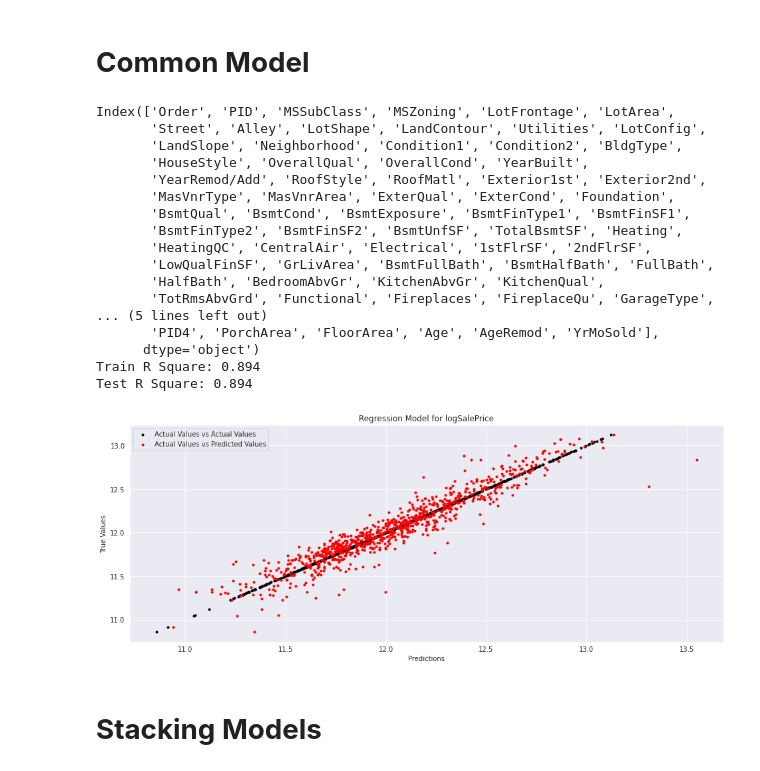
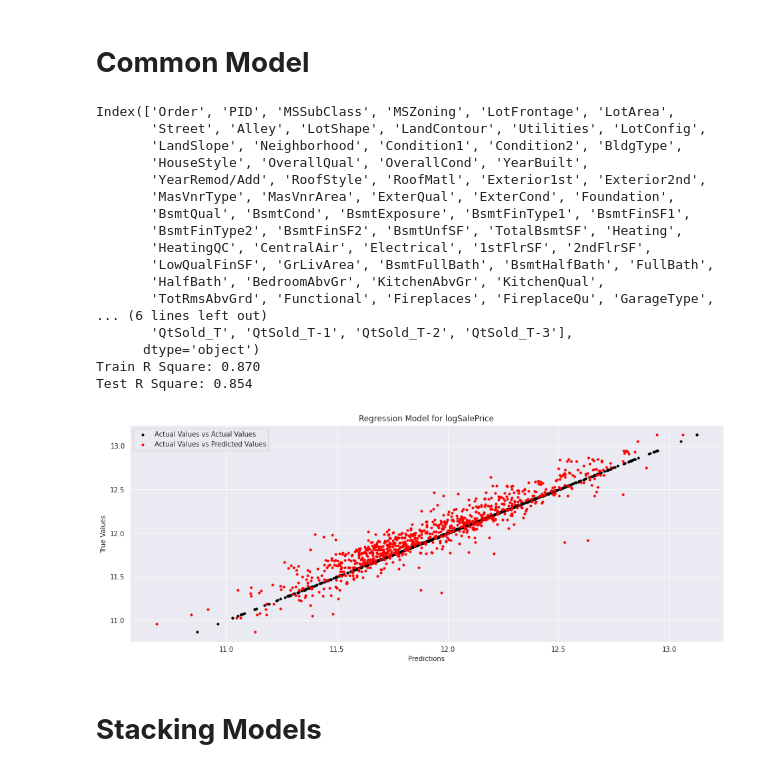
Before and after one commit to rawatpranjal/property-valuation, a Jupyter notebook: AmesHousing.ipynb, the cells around one changed output. Drawn from its saved outputs; the diff is of its cells as text; code cells hidden in the pictures.

```diff
--- a/AmesHousing.ipynb
+++ b/AmesHousing.ipynb
@@ -324,26 +386,26 @@ Test R Square: 0.163
 # %% [markdown]
 # **Common Model**
 # %%
-model_COMMON = NNReg(AREA + LOCATION + SUBJ_EVAL + BUILD + CONTEXT, yhat_and_y = True, alpha = 5)
+model_COMMON = NNReg(AREA + LOCATION + SUBJ_EVAL + BUILD, yhat_and_y = True, alpha = 3)
 # %% [output]
 Index(['Order', 'PID', 'MSSubClass', 'MSZoning', 'LotFrontage', 'LotArea',
        'Street', 'Alley', 'LotShape', 'LandContour', 'Utilities', 'LotConfig',
        'LandSlope', 'Neighborhood', 'Condition1', 'Condition2', 'BldgType',
        'HouseStyle', 'OverallQual', 'OverallCond', 'YearBuilt',
        'YearRemod/Add', 'RoofStyle', 'RoofMatl', 'Exterior1st', 'Exterior2nd',
        'MasVnrType', 'MasVnrArea', 'ExterQual', 'ExterCond', 'Foundation',
        'BsmtQual', 'BsmtCond', 'BsmtExposure', 'BsmtFinType1', 'BsmtFinSF1',
        'BsmtFinType2', 'BsmtFinSF2', 'BsmtUnfSF', 'TotalBsmtSF', 'Heating',
        'HeatingQC', 'CentralAir', 'Electrical', '1stFlrSF', '2ndFlrSF',
        'LowQualFinSF', 'GrLivArea', 'BsmtFullBath', 'BsmtHalfBath', 'FullBath',
        'HalfBath', 'BedroomAbvGr', 'KitchenAbvGr', 'KitchenQual',
        'TotRmsAbvGrd', 'Functional', 'Fireplaces', 'FireplaceQu', 'GarageType',
-... (5 lines left out)
-       'PID4', 'PorchArea', 'FloorArea', 'Age', 'AgeRemod', 'YrMoSold'],
+... (6 lines left out)
+       'QtSold_T', 'QtSold_T-1', 'QtSold_T-2', 'QtSold_T-3'],
       dtype='object')
-Train R Square: 0.894
-Test R Square: 0.894
+Train R Square: 0.870
+Test R Square: 0.854
-[figure, old version]
+[figure, new version]
 # %% [markdown]
 # **Stacking Models**
 # %%
```
Also changed, not shown: parts of 24 cells of this notebook, 18 other files.
